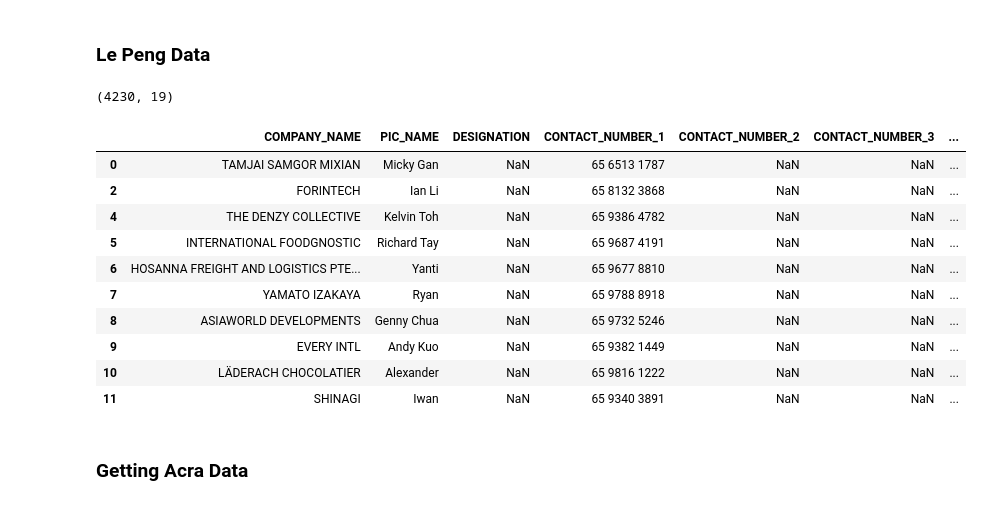
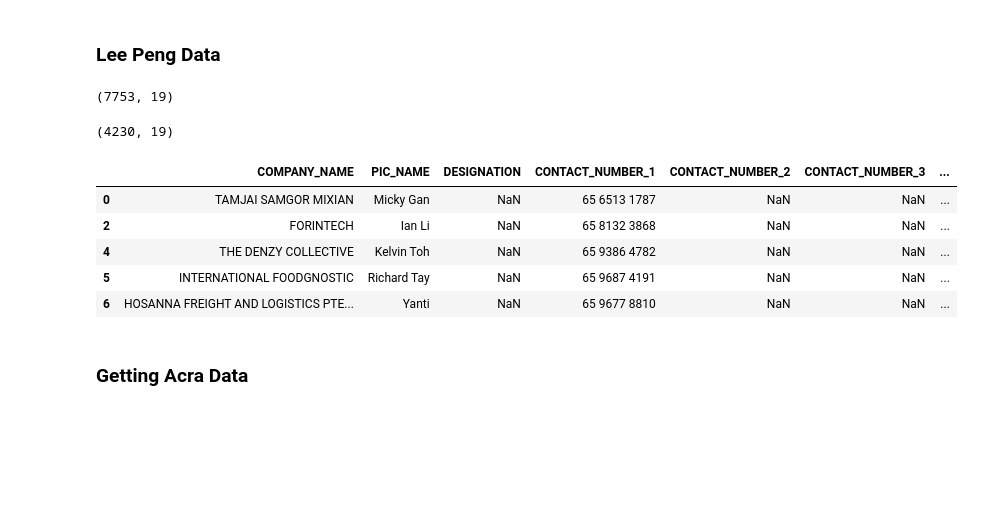
Before and after one commit to AzlieJohari57/Adhoc_Leads_Refinement_Pipeline, a Jupyter notebook: Name_Matching.ipynb, the cells around one changed output. Saved outputs shown, nothing was run; the diff lists cells and outputs as text; code cells hidden in the pictures; blank space fills up the shorter version.

```diff
--- a/Name_Matching.ipynb
+++ b/Name_Matching.ipynb
@@ -16,32 +16,35 @@ import matplotlib.pyplot as plt
 from fuzzywuzzy import fuzz, process
 import re
 # %% [markdown]
-### Le Peng Data
+### Lee Peng Data
+# %%
+adhoc_leads = (
+    pd.read_excel('Non_MR_Leads_Le Peng.xlsx')
+    .rename(columns=lambda c: c.upper().strip().replace(' ', '_').replace('-', '_'))
+)
+adhoc_leads.shape
+# %% [output]
+(7753, 19)
 # %%
 adhoc_leads = (
     pd.read_excel('Non_MR_Leads_Le Peng.xlsx')
     .rename(columns=lambda c: c.upper().strip().replace(' ', '_').replace('-', '_'))
 )
 
 # Keep rows where at least one contact number is not NaN
 cols = [f'CONTACT_NUMBER_{i}' for i in range(1, 9)]
 adhoc_leads = adhoc_leads[adhoc_leads[cols].notna().any(axis=1)]
 
 print(adhoc_leads.shape)
-adhoc_leads.head(10)
+adhoc_leads.head(5)
 # %% [output]
 (4230, 19)
 |  | COMPANY_NAME | PIC_NAME | DESIGNATION | CONTACT_NUMBER_1 | CONTACT_NUMBER_2 | CONTACT_NUMBER_3 | ... |
 | 0 | TAMJAI SAMGOR MIXIAN | Micky Gan | NaN | 65 6513 1787 | NaN | NaN | ... |
 | 2 | FORINTECH | Ian Li | NaN | 65 8132 3868 | NaN | NaN | ... |
 | 4 | THE DENZY COLLECTIVE | Kelvin Toh | NaN | 65 9386 4782 | NaN | NaN | ... |
 | 5 | INTERNATIONAL FOODGNOSTIC | Richard Tay | NaN | 65 9687 4191 | NaN | NaN | ... |
 | 6 | HOSANNA FREIGHT AND LOGISTICS PTE... | Yanti | NaN | 65 9677 8810 | NaN | NaN | ... |
-| 7 | YAMATO IZAKAYA | Ryan | NaN | 65 9788 8918 | NaN | NaN | ... |
-| 8 | ASIAWORLD DEVELOPMENTS | Genny Chua | NaN | 65 9732 5246 | NaN | NaN | ... |
-| 9 | EVERY INTL | Andy Kuo | NaN | 65 9382 1449 | NaN | NaN | ... |
-| 10 | LÄDERACH CHOCOLATIER | Alexander | NaN | 65 9816 1222 | NaN | NaN | ... |
-| 11 | SHINAGI | Iwan | NaN | 65 9340 3891 | NaN | NaN | ... |
 # %% [markdown]
 ### Getting Acra Data
 # %%
```
Also changed, not shown: parts of 12 cells of this notebook.
